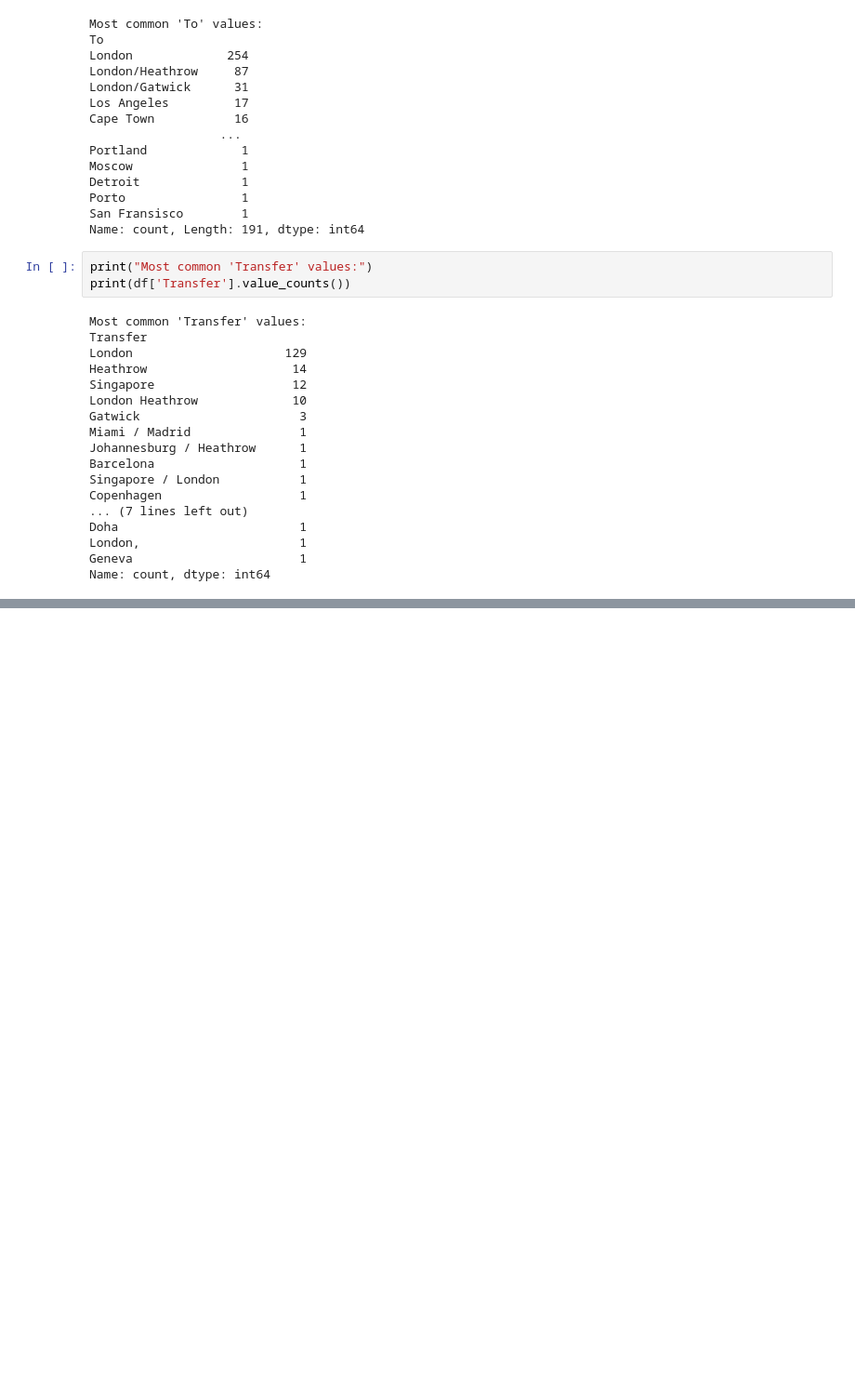
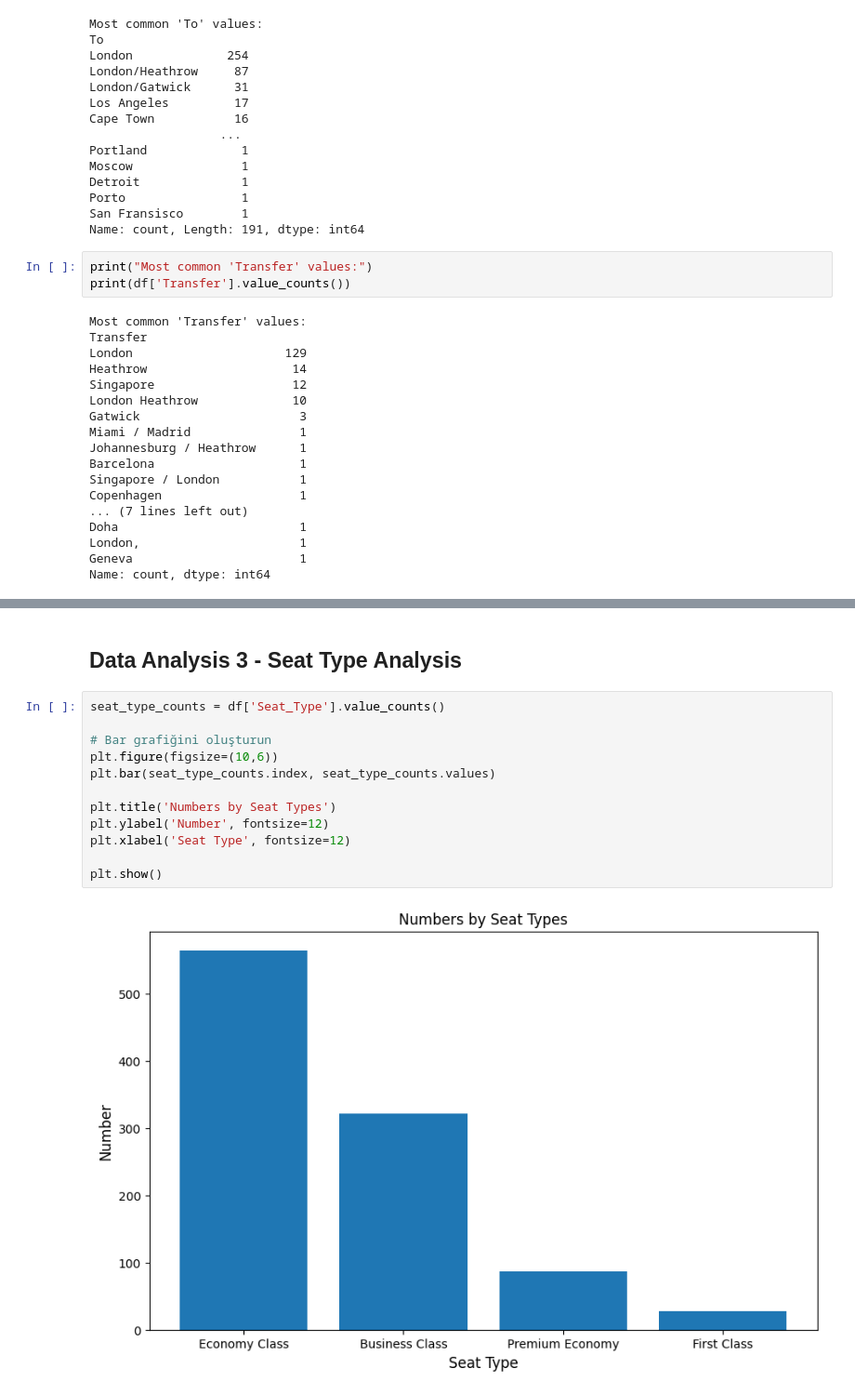
Before and after one commit to TolgaKilinckaya/British_Airlines_Customer_Reviews_Analysis, a Jupyter notebook: analyze.ipynb, the cells around one changed output, grey strips where cells are left out. Shown at 93% size. Drawn from its saved outputs; the diff is of its cells as text; blank space fills up the shorter version.

```diff
--- a/analyze.ipynb
+++ b/analyze.ipynb
@@ -354,0 +363,16 @@ plt.show()
+# %% [markdown]
+## Data Analysis 3 - Seat Type Analysis
+# %%
+seat_type_counts = df['Seat_Type'].value_counts()
+
+# Bar grafiğini oluşturun
+plt.figure(figsize=(10,6))
+plt.bar(seat_type_counts.index, seat_type_counts.values)
+
+plt.title('Numbers by Seat Types')
+plt.ylabel('Number', fontsize=12)
+plt.xlabel('Seat Type', fontsize=12)
+
+plt.show()
+# %% [output]
+[figure, added]
```
Also changed, not shown: parts of 3 cells of this notebook.
